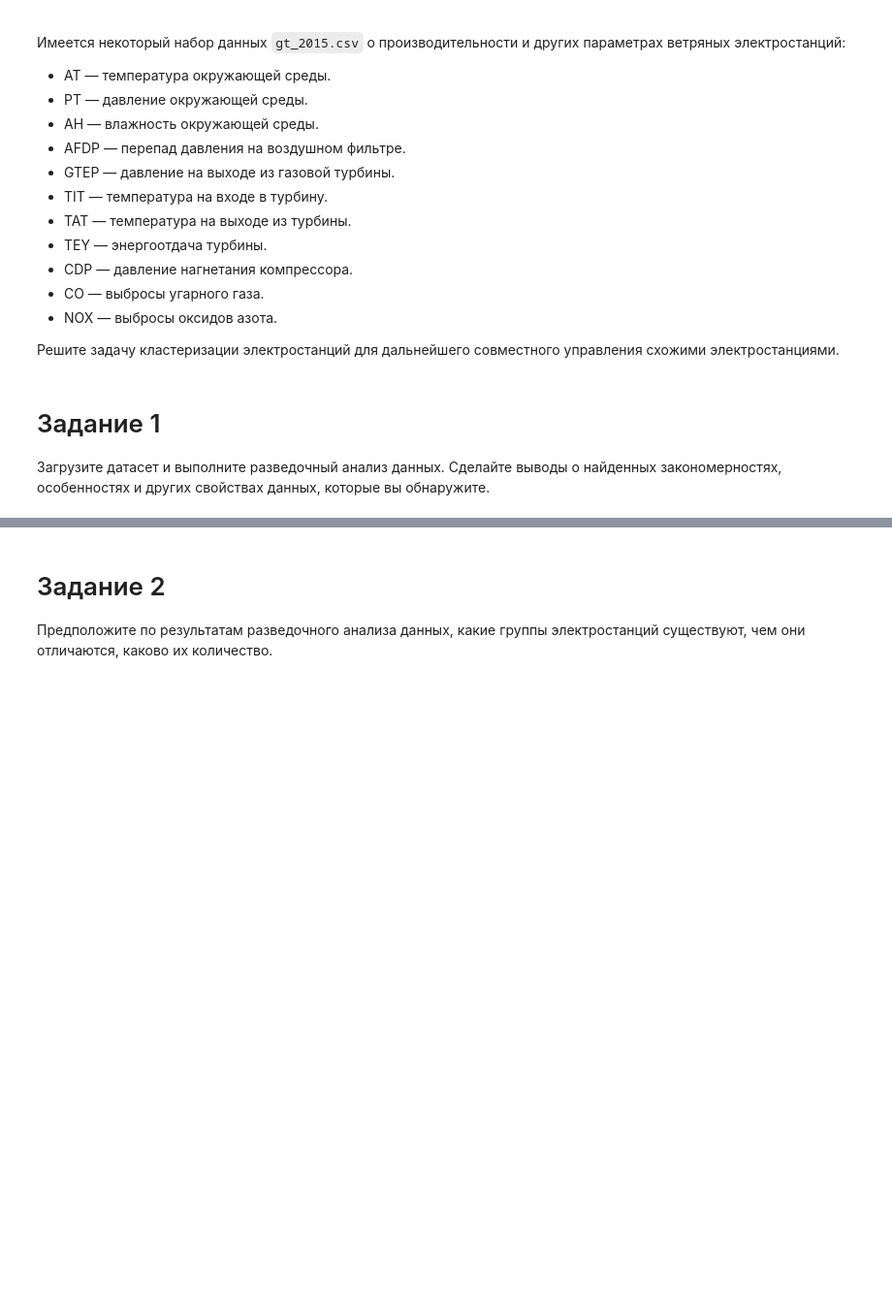
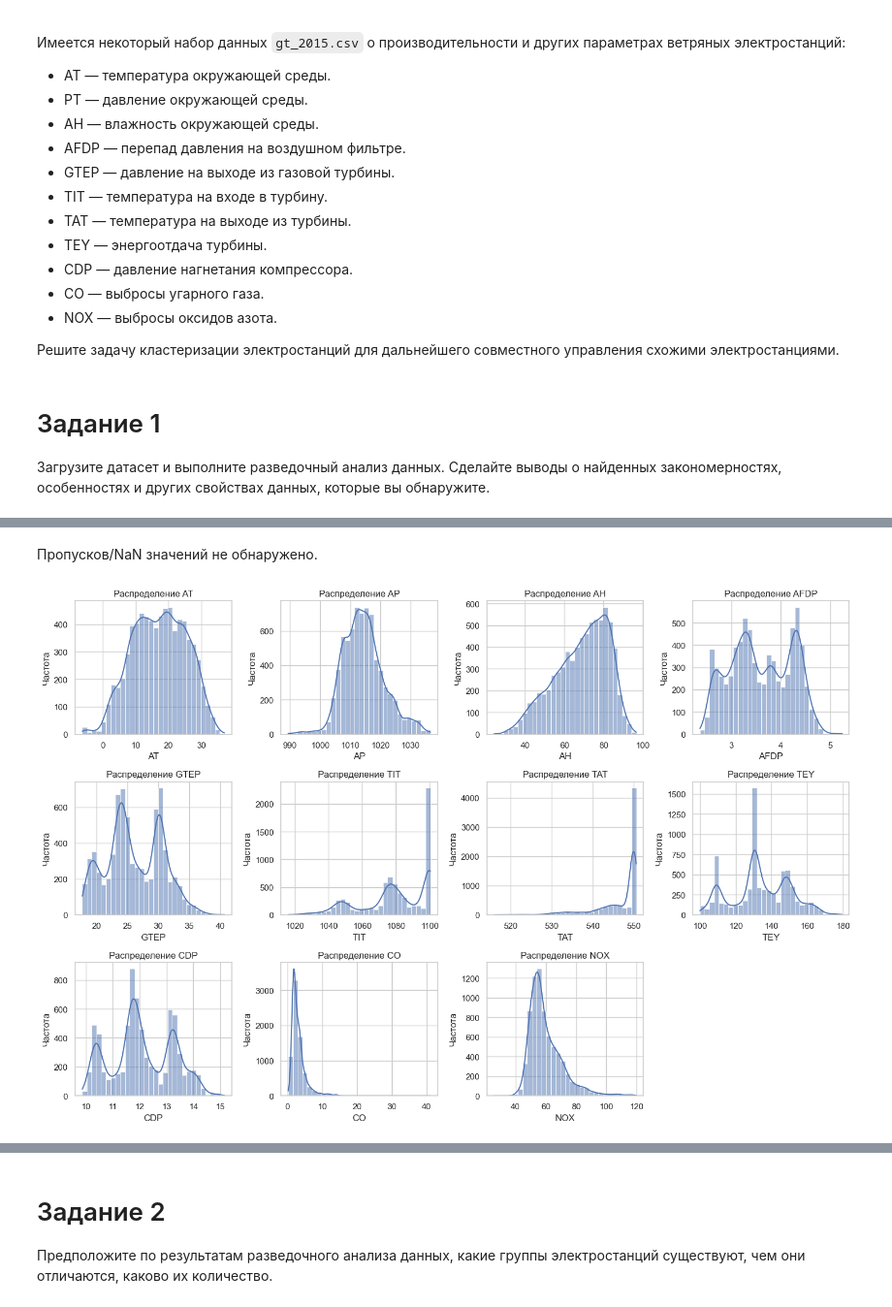
Before and after one commit to Ritorta/machine-learning, a Jupyter notebook: Work#7/Task#1.ipynb, the cells around one changed output, grey strips where cells are left out. Shown at 97% size. Saved outputs shown, nothing was run; the diff lists cells and outputs as text; code cells hidden in the pictures; blank space fills up the shorter version.

```diff
--- a/Work#7/Task#1.ipynb
+++ b/Work#7/Task#1.ipynb
@@ -801,0 +910,22 @@ Variance Ratio Criterion 578.733
+# %% [markdown]
+Пропусков/NaN значений не обнаружено.
+# %%
+# Установка стиля графиков
+sns.set(style="whitegrid")
+
+# Визуализация распределения нескольких выбранных числовых переменных
+selected_columns = ['AT', 'AP', 'AH', 'AFDP', 'GTEP', 'TIT', 'TAT', 'TEY', 'CDP', 'CO',	'NOX']
+
+plt.figure(figsize=(15, 10))
+
+for i, column in enumerate(selected_columns):
+    plt.subplot(3, 4, i + 1)
+    sns.histplot(gt_df[column], kde=True, bins=30)
+    plt.title(f'Распределение {column}')
+    plt.xlabel(column)
+    plt.ylabel('Частота')
+
+plt.tight_layout()
+plt.show()
+# %% [output]
+[figure, added]
```
Also changed, not shown: parts of 14 cells of this notebook.
